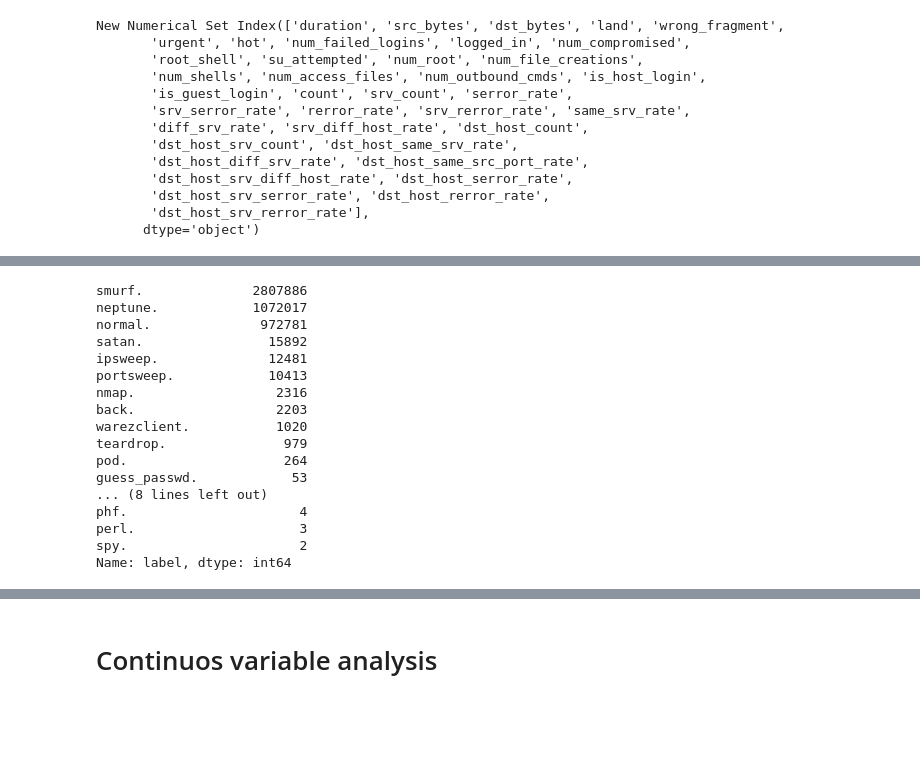
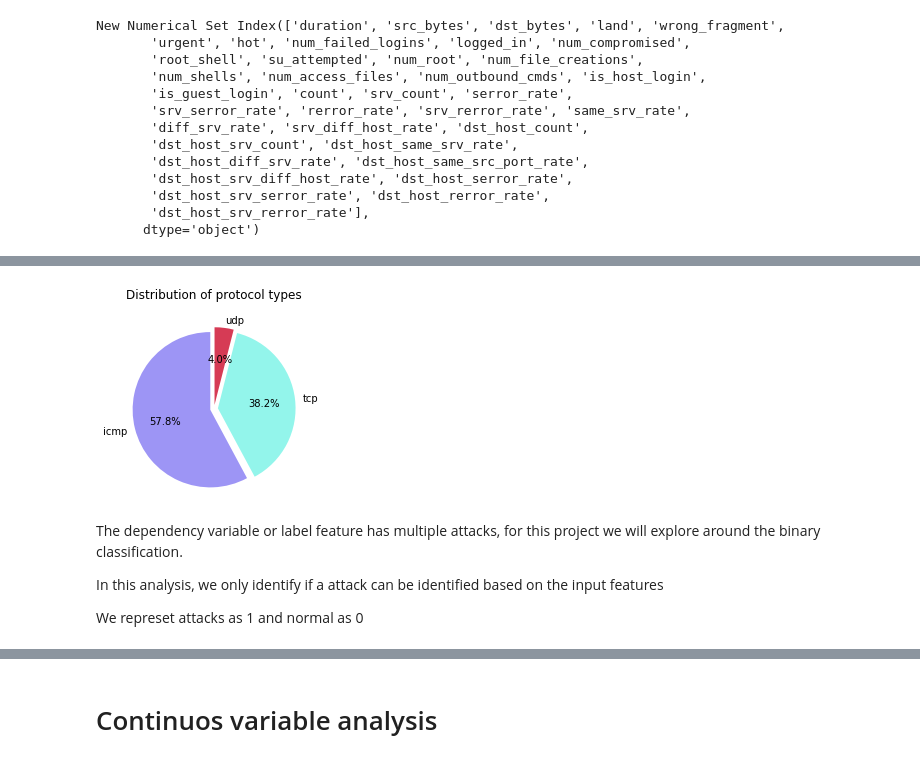
Before and after one commit to huyi-huwangyang/CMPE255-group1-project, a Jupyter notebook: Network_Intrusion_Integrated.ipynb, the cells around one changed output, grey strips where cells are left out. Saved outputs shown, nothing was run; the diff lists cells and outputs as text; code cells hidden in the pictures; blank space fills up the shorter version.

```diff
--- a/Network_Intrusion_Integrated.ipynb
+++ b/Network_Intrusion_Integrated.ipynb
@@ -153,3 +203,18 @@ New Numerical Set Index(['duration', 'src_bytes', 'dst_bytes', 'land', 'wrong_fr
+# %%
+# Pie chart to classify protocols of connections
+colors = ["#9d95f5", "#93f5eb", "#D63B55"]
+labels = ['icmp', 'tcp', 'udp']
+sizes = [2833545, 1870598, 194288]
+explode = (0.05, 0.05, 0.05)
+plt.pie(sizes, explode =explode ,labels=labels, autopct='%1.1f%%', colors=colors, shadow=False, startangle=90)
+plt.axis('equal')
+plt.title('Distribution of protocol types\n')
+plt.tight_layout()
+fig = plt.gcf()
+fig.set_size_inches(3,3)
+plt.show()
+# %% [output]
+[figure, added]
 # %%
 def binary_classifier(train_data):
 #   Converting the labels as 0 (Normal) and 1 as (Attack)
@@ -163,20 +225,0 @@ def binary_classifier(train_data):
-# %%
-df.label.value_counts()
-# %% [output]
-smurf.              2807886
-neptune.            1072017
-normal.              972781
-satan.                15892
-ipsweep.              12481
-portsweep.            10413
-nmap.                  2316
-back.                  2203
-warezclient.           1020
-teardrop.               979
-pod.                    264
-guess_passwd.            53
-... (8 lines left out)
-phf.                      4
-perl.                     3
-spy.                      2
-Name: label, dtype: int64
@@ -187,3 +226,7 @@ Name: label, dtype: int64
+# %% [markdown]
+<p>The dependency variable or label feature has multiple attacks, for this project we will explore around the binary classification.</p>
+<p>In this analysis, we only identify if a attack can be identified based on the input features</p>
+<p>We represet attacks as 1 and normal as 0</p>
 # %%
 df = binary_classifier(df)
 df.head()
```
Also changed, not shown: parts of 58 cells of this notebook, 1 other file.
